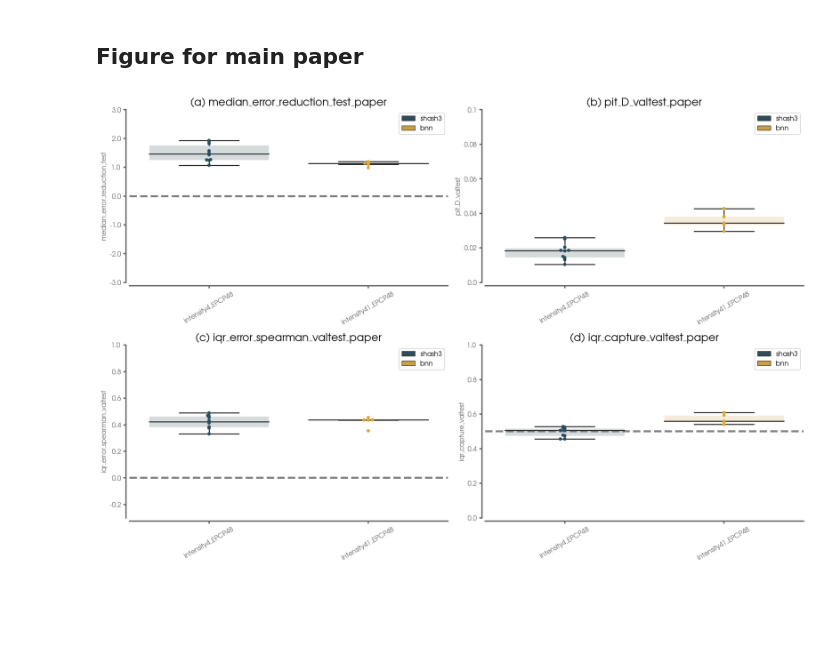
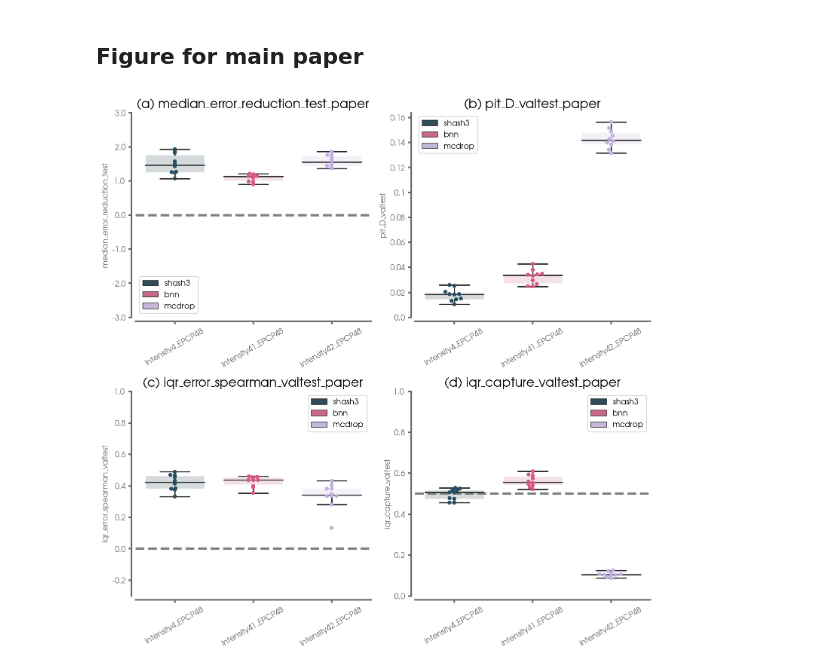
Before and after one commit to eabarnes1010/hurricane_uqcomparisons, a Jupyter notebook: _plots_uqMetricSummaries.ipynb, the cells around one changed output. Saved outputs shown, nothing was run; the diff lists cells and outputs as text; code cells hidden in the pictures; blank space fills up the shorter version.

```diff
--- a/_plots_uqMetricSummaries.ipynb
+++ b/_plots_uqMetricSummaries.ipynb
@@ -154,6 +142,6 @@ def format_spines(ax):
 # %%
 import seaborn as sns
-colors = ('#284E60','#E1A730','#D95980','#C3B1E1','#351F27','#A9C961')
+colors = ('#284E60','#D95980','#C3B1E1')#('#284E60','#E1A730','#D95980','#C3B1E1','#351F27','#A9C961')
 panel_letters = ('(a)','(b)','(c)','(d)')
 x_axis_list = ("exp_name",)#("basin_lead", "exp_name")
 
@@ -165,7 +153,7 @@ metric_list = ('median_error_reduction_test',
               )
 
 for x_axis in x_axis_list:
-    f, axs = plt.subplots(2, 2, figsize=(15,10))
+    f, axs = plt.subplots(2, 2, figsize=(10,10))
     axs = axs.flatten()
 
     for imetric, metric in enumerate([m + metric_data for m in metric_list]):
@@ -190,40 +178,40 @@ for x_axis in x_axis_list:
                            dodge=False,
                            ax=ax)
         handles, labels = ax.get_legend_handles_labels()
-        ax.legend(handles[:2], labels[:2],fontsize=10,frameon=True)
+        ax.legend(handles[:3], labels[:3],fontsize=10,frameon=True)
 
         if(metric.find('iqr_capture') > -1):
             ax.axhline(y=0.5,linewidth=3,linestyle='--',color='gray')
             ax.set_ylim(0,1.0)
         if(metric.find('pit_D') > -1):
-            ax.set_ylim(0,.1)
+            ax.set_ylim(0,None)
         if(metric.find('reduction') > -1):
             ax.axhline(y=0.0,linewidth=3,linestyle='--',color='gray')
             ax.set_ylim(-3.,3.)
         if(metric.find('reduction') == -1 and metric.find('n_error') > -1):
             ax.set_ylim(0.,22.)
         if(metric.find('iqr_error')> -1):
             ax.set_ylim(-.3,1.)
             ax.axhline(y=0.0,linewidth=3,linestyle='--',color='gray')
 
         ax.set_title(panel_letters[imetric] + ' ' + metric + APPEND_NAME,
                      fontsize=FS,
                      color='k',
                     )
         # ax.get_legend().remove()
         x_tick_labels = ax.get_xticklabels()
         ax.set_xticklabels(x_tick_labels,rotation = 30)
         yticks = np.around(ax.get_yticks(),3)
         ax.set_yticklabels(yticks)
 
         format_spines(ax)
         ax.set_xticklabels(x_tick_labels,rotation = 30)
         ax.set_xlabel('')
 
     plt.tight_layout()
     plt.savefig(FIGURE_PATH + 'uq_comparisonsMetrics' + APPEND_NAME + '.png', dpi=dpiFig)
     # plt.close()
     plt.show()
 # %% [output]
-[figure, old version]
+[figure, new version]
 # %%
```
Also changed, not shown: parts of 6 cells of this notebook, 5 other files.
